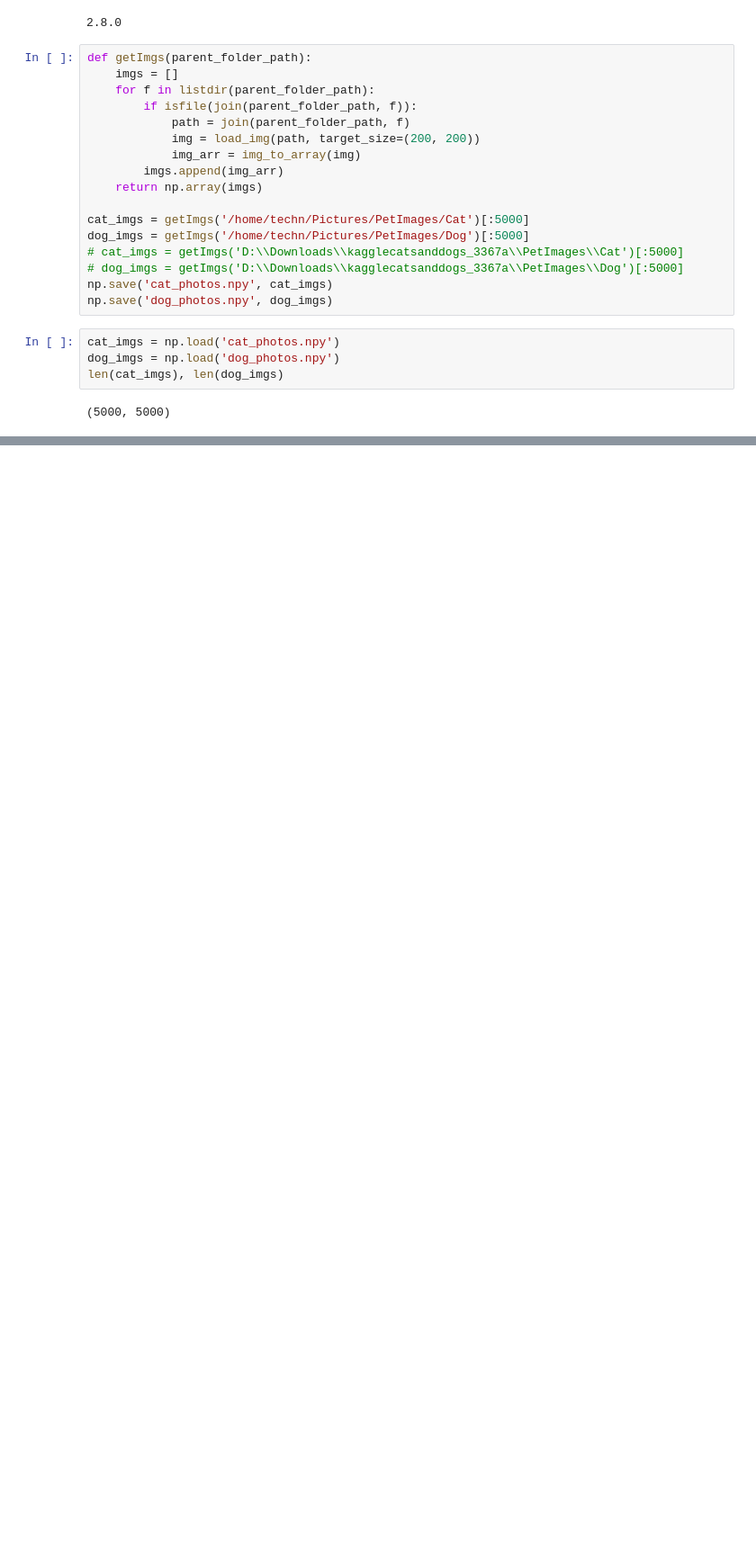
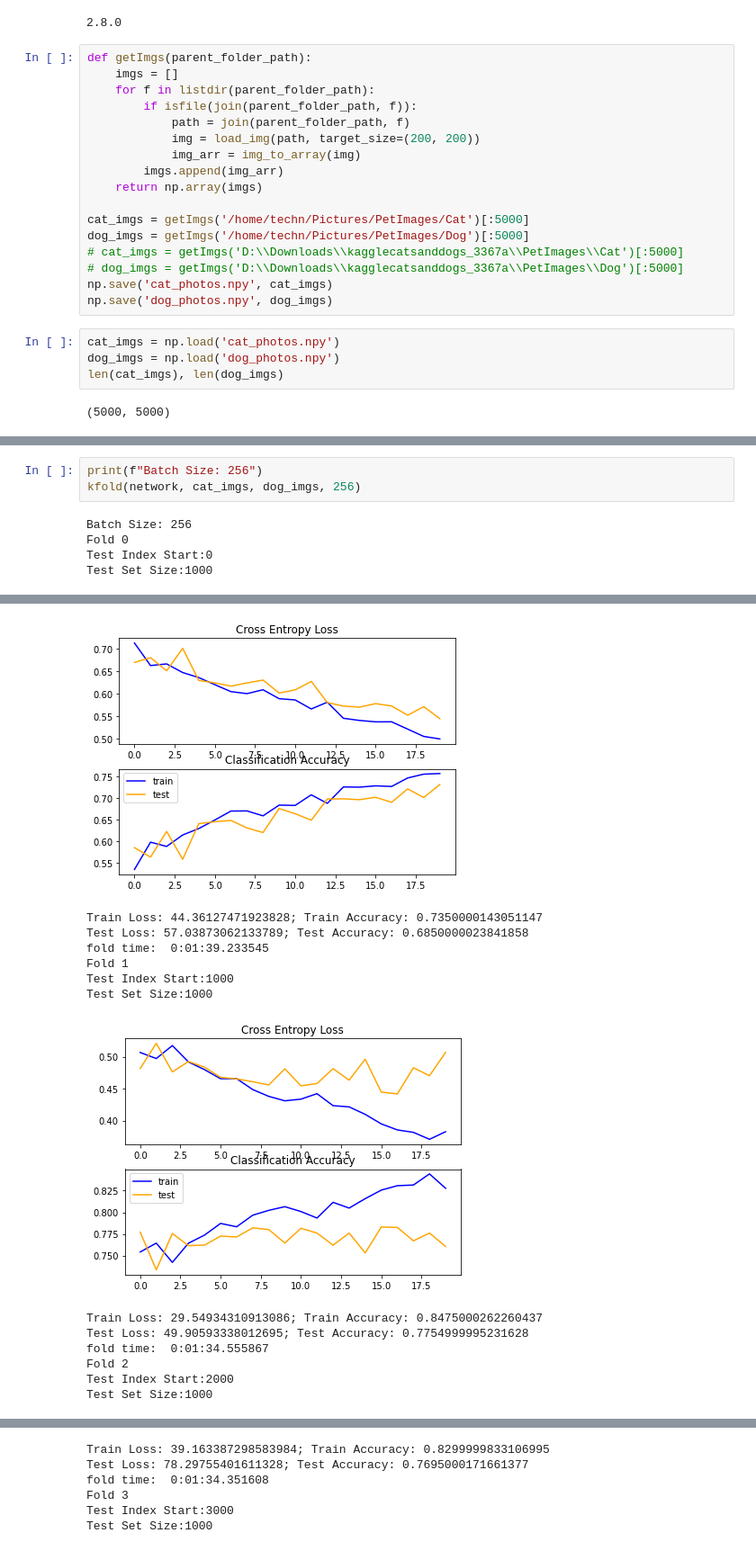
Before and after one commit to NJindia/Cats-vs-Dogs-DL, a Jupyter notebook: DL_HW2.ipynb, the cells around one changed output, grey strips where cells are left out. Shown at 90% size. Saved outputs shown, nothing was run; the diff lists cells and outputs as text; blank space fills up the shorter version.

```diff
--- a/DL_HW2.ipynb
+++ b/DL_HW2.ipynb
@@ -150,0 +248,8 @@ Test Set Size:1000
+# %%
+print(f"Batch Size: 256")
+kfold(network, cat_imgs, dog_imgs, 256)
+# %% [output]
+Batch Size: 256
+Fold 0
+Test Index Start:0
+Test Set Size:1000
@@ -150,0 +258,14 @@ Test Set Size:1000
+[figure, added]
+Train Loss: 44.36127471923828; Train Accuracy: 0.7350000143051147
+Test Loss: 57.03873062133789; Test Accuracy: 0.6850000023841858
+fold time:  0:01:39.233545
+Fold 1
+Test Index Start:1000
+Test Set Size:1000
+[figure, added]
+Train Loss: 29.54934310913086; Train Accuracy: 0.8475000262260437
+Test Loss: 49.90593338012695; Test Accuracy: 0.7754999995231628
+fold time:  0:01:34.555867
+Fold 2
+Test Index Start:2000
+Test Set Size:1000
@@ -150,0 +273,6 @@ Test Set Size:1000
+Train Loss: 39.163387298583984; Train Accuracy: 0.8299999833106995
+Test Loss: 78.29755401611328; Test Accuracy: 0.7695000171661377
+fold time:  0:01:34.351608
+Fold 3
+Test Index Start:3000
+Test Set Size:1000
```
Also changed, not shown: parts of 13 cells of this notebook, 8 other files.
